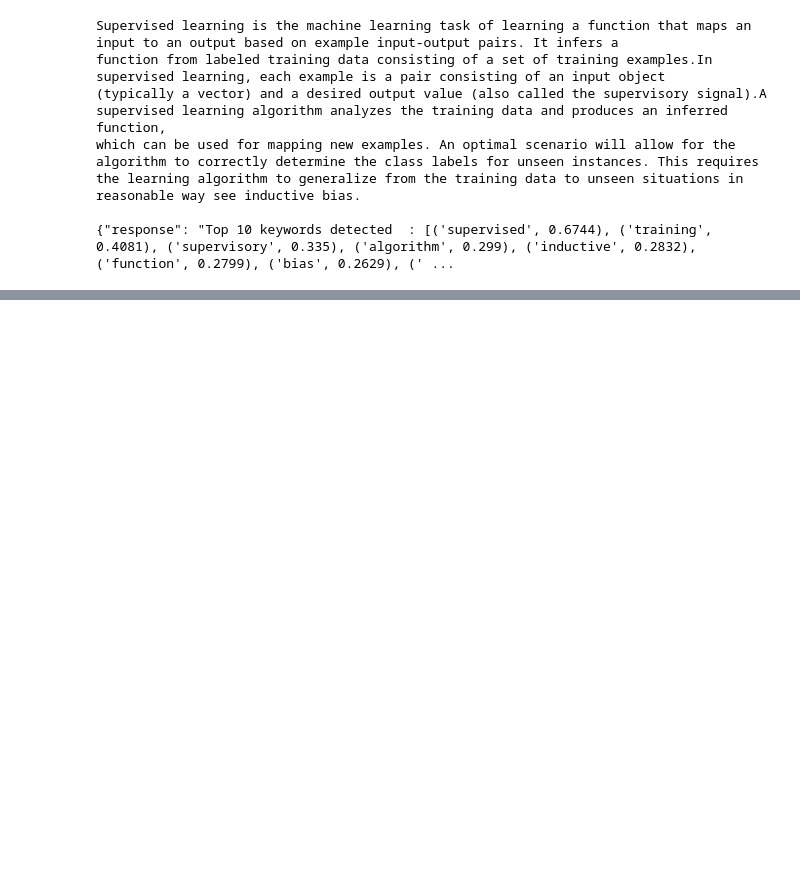
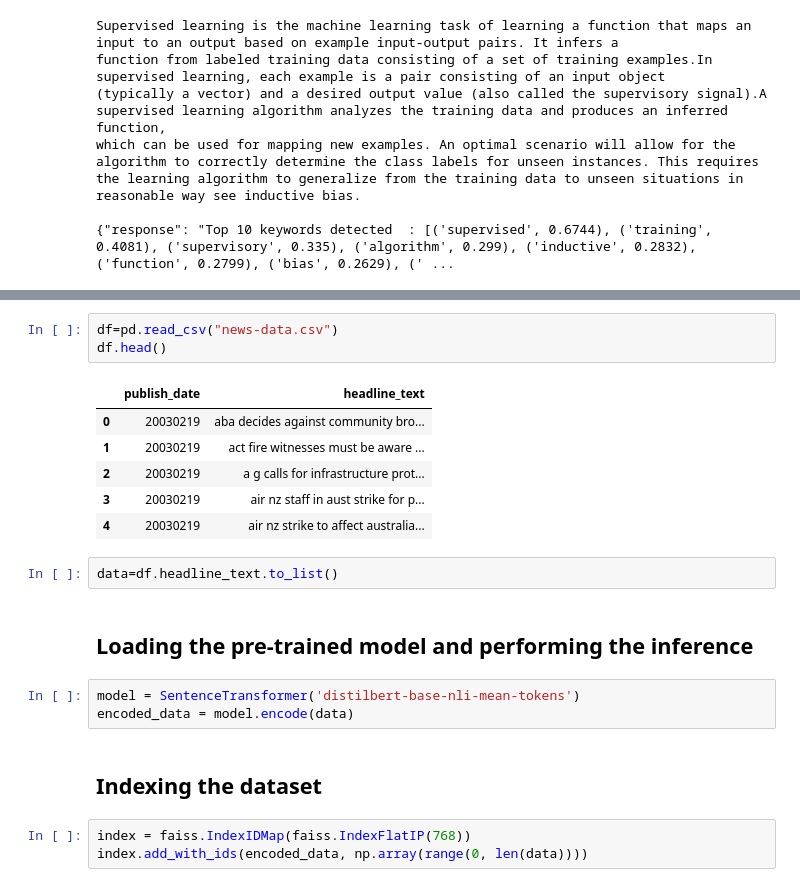
Before and after one commit to plaban1981/Hugging_Face_transformers_topics, a Jupyter notebook: NER_models.ipynb, the cells around one changed output, grey strips where cells are left out. Saved outputs shown, nothing was run; the diff lists cells and outputs as text; blank space fills up the shorter version.

```diff
--- a/NER_models.ipynb
+++ b/NER_models.ipynb
@@ -1155,0 +1659,22 @@ the learning algorithm to generalize from the training data to unseen situations
+# %%
+df=pd.read_csv("news-data.csv")
+df.head()
+# %% [output]
+|  | publish_date | headline_text |
+| 0 | 20030219 | aba decides against community bro... |
+| 1 | 20030219 | act fire witnesses must be aware ... |
+| 2 | 20030219 | a g calls for infrastructure prot... |
+| 3 | 20030219 | air nz staff in aust strike for p... |
+| 4 | 20030219 | air nz strike to affect australia... |
+# %%
+data=df.headline_text.to_list()
+# %% [markdown]
+## Loading the pre-trained model and performing the inference
+# %%
+model = SentenceTransformer('distilbert-base-nli-mean-tokens')
+encoded_data = model.encode(data)
+# %% [markdown]
+## Indexing the dataset
+# %%
+index = faiss.IndexIDMap(faiss.IndexFlatIP(768))
+index.add_with_ids(encoded_data, np.array(range(0, len(data))))
```
Also changed, not shown: parts of 107 cells of this notebook.
